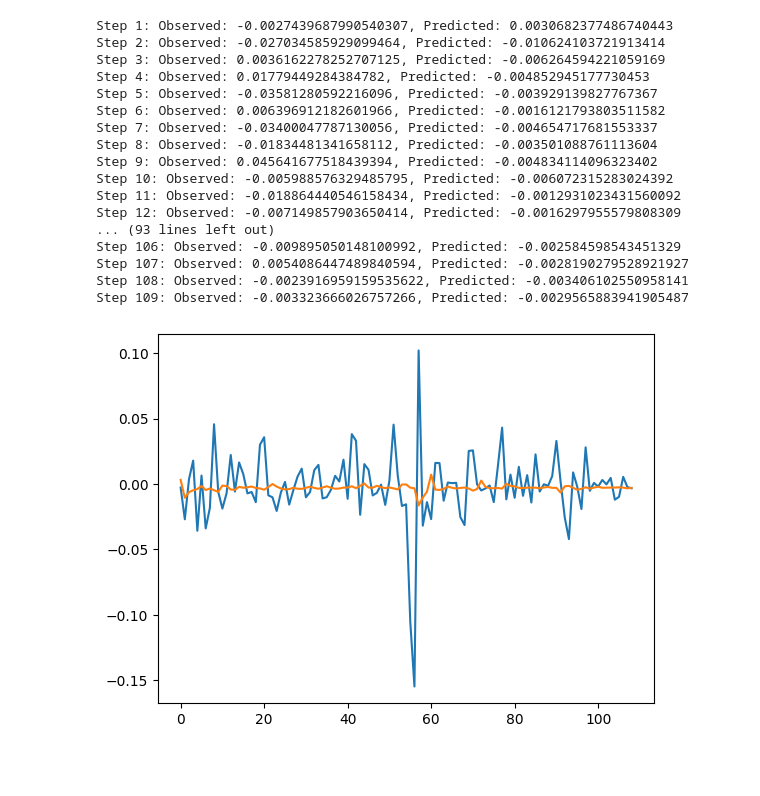
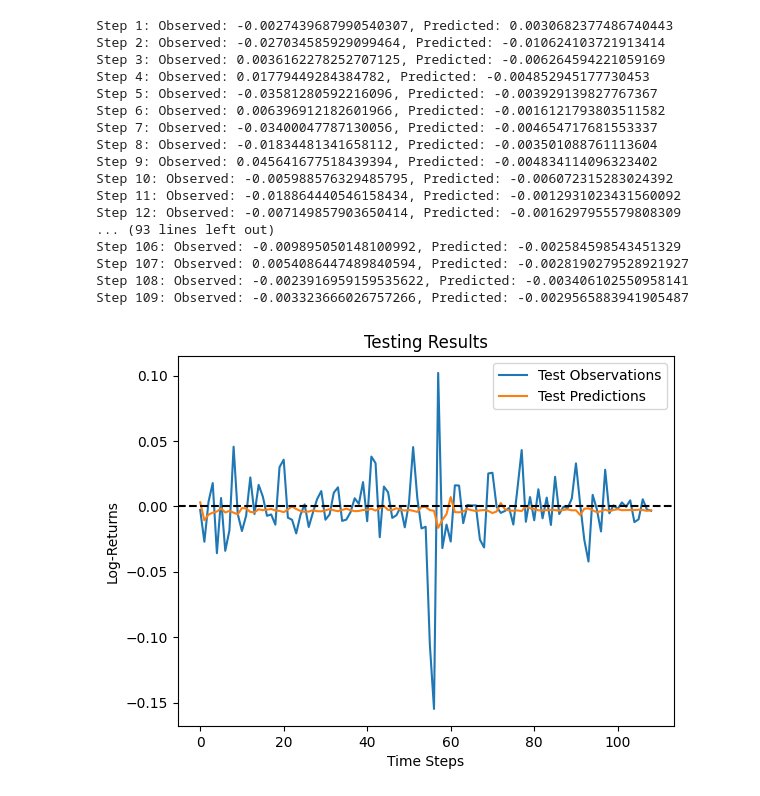
Before and after one commit to cferggie/Predicting-Bitcoin-Returns-with-Long-Short-Term-Memory-LSTM-Neural-Networks, a Jupyter notebook: ARIMA.ipynb, the cells around one changed output. Saved outputs shown, nothing was run; the diff lists cells and outputs as text; code cells hidden in the pictures; blank space fills up the shorter version.

```diff
--- a/ARIMA.ipynb
+++ b/ARIMA.ipynb
@@ -231,9 +244,14 @@ Step 106: Observed: -0.009895050148100992, Predicted: -0.002584598543451329
 Step 107: Observed: 0.0054086447489840594, Predicted: -0.0028190279528921927
 Step 108: Observed: -0.0023916959159535622, Predicted: -0.003406102550958141
 Step 109: Observed: -0.003323666026757266, Predicted: -0.0029565883941905487
-# %%
-plt.plot(test)
-plt.plot(yhat_test)
-plt.show()
-# %% [output]
-[figure, removed]
+# %%
+plt.plot(test, label='Test Observations')
+plt.plot(yhat_test, label='Test Predictions')
+plt.axhline(y=0, c="black", linestyle="--")
+plt.title("Testing Results")
+plt.xlabel('Time Steps')
+plt.ylabel('Log-Returns')
+plt.legend()
+plt.show()
+# %% [output]
+[figure, added]
```
Also changed, not shown: parts of 4 cells of this notebook.
